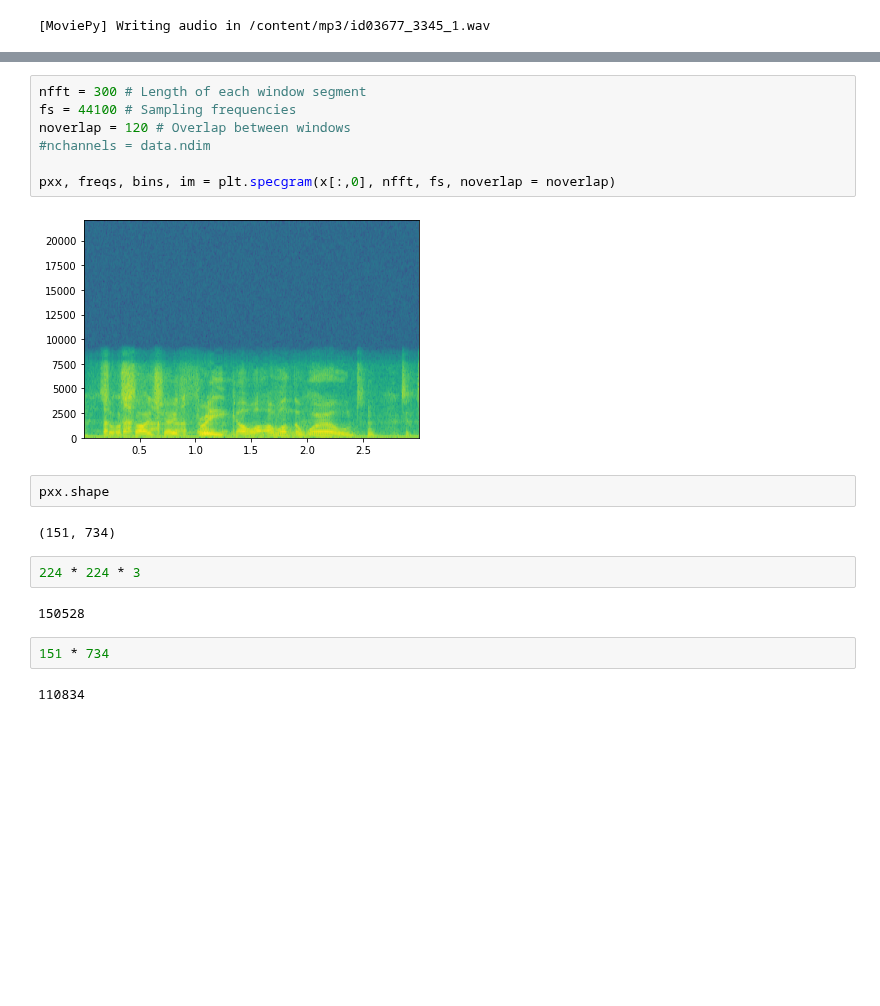
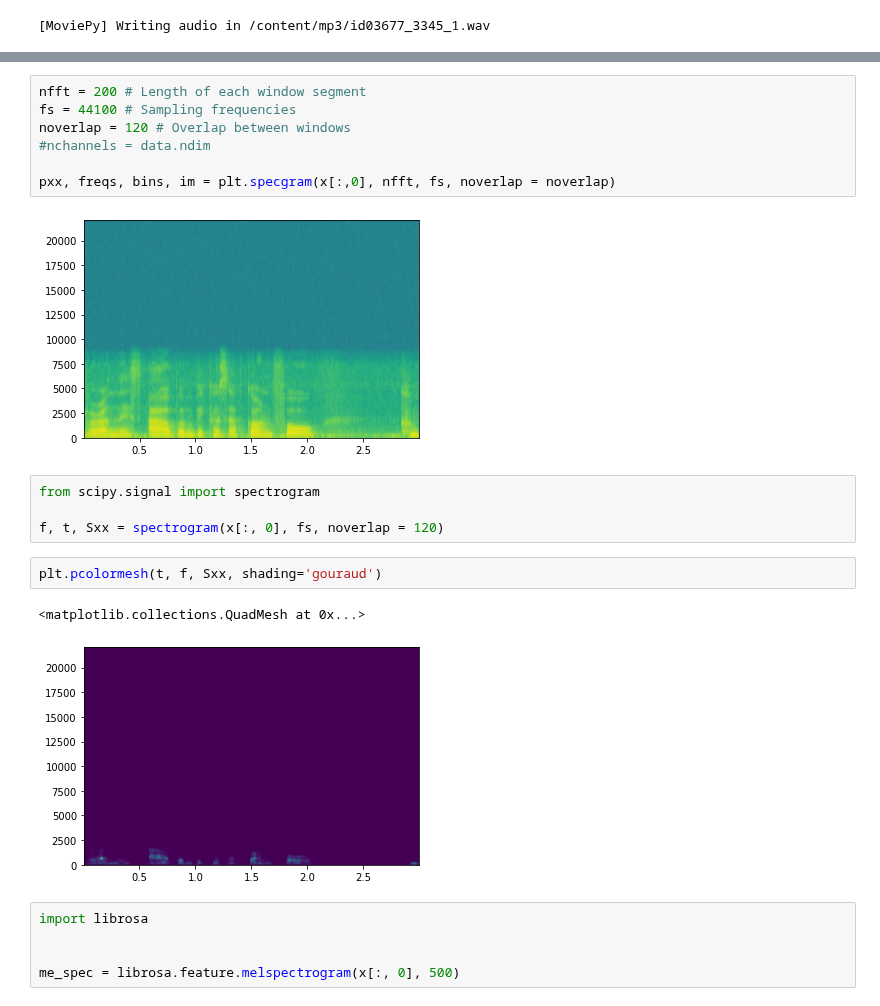
Before and after one commit to kaneelgit/msi_voxceleb, a Jupyter notebook: Audio_classification.ipynb, the cells around one changed output, grey strips where cells are left out. Saved outputs shown, nothing was run; the diff lists cells and outputs as text; blank space fills up the shorter version.

```diff
--- a/Audio_classification.ipynb
+++ b/Audio_classification.ipynb
@@ -175,21 +175,23 @@ print(tock - tick)
 # %%
-nfft = 300 # Length of each window segment
+nfft = 200 # Length of each window segment
 fs = 44100 # Sampling frequencies
 noverlap = 120 # Overlap between windows
 #nchannels = data.ndim
 
 pxx, freqs, bins, im = plt.specgram(x[:,0], nfft, fs, noverlap = noverlap)
 # %% [output]
-[figure, old version]
+[figure, new version]
-# %%
-pxx.shape
-# %% [output]
-(151, 734)
-# %%
-224 * 224 * 3
-# %% [output]
-150528
-# %%
-151 * 734
-# %% [output]
-110834
+# %%
+from scipy.signal import spectrogram
+
+f, t, Sxx = spectrogram(x[:, 0], fs, noverlap = 120)
+# %%
+plt.pcolormesh(t, f, Sxx, shading='gouraud')
+# %% [output]
+<matplotlib.collections.QuadMesh at 0x...>
+[figure, added]
+# %%
+import librosa
+
+
+me_spec = librosa.feature.melspectrogram(x[:, 0], 500)
```
Also changed, not shown: parts of 5 cells of this notebook.
